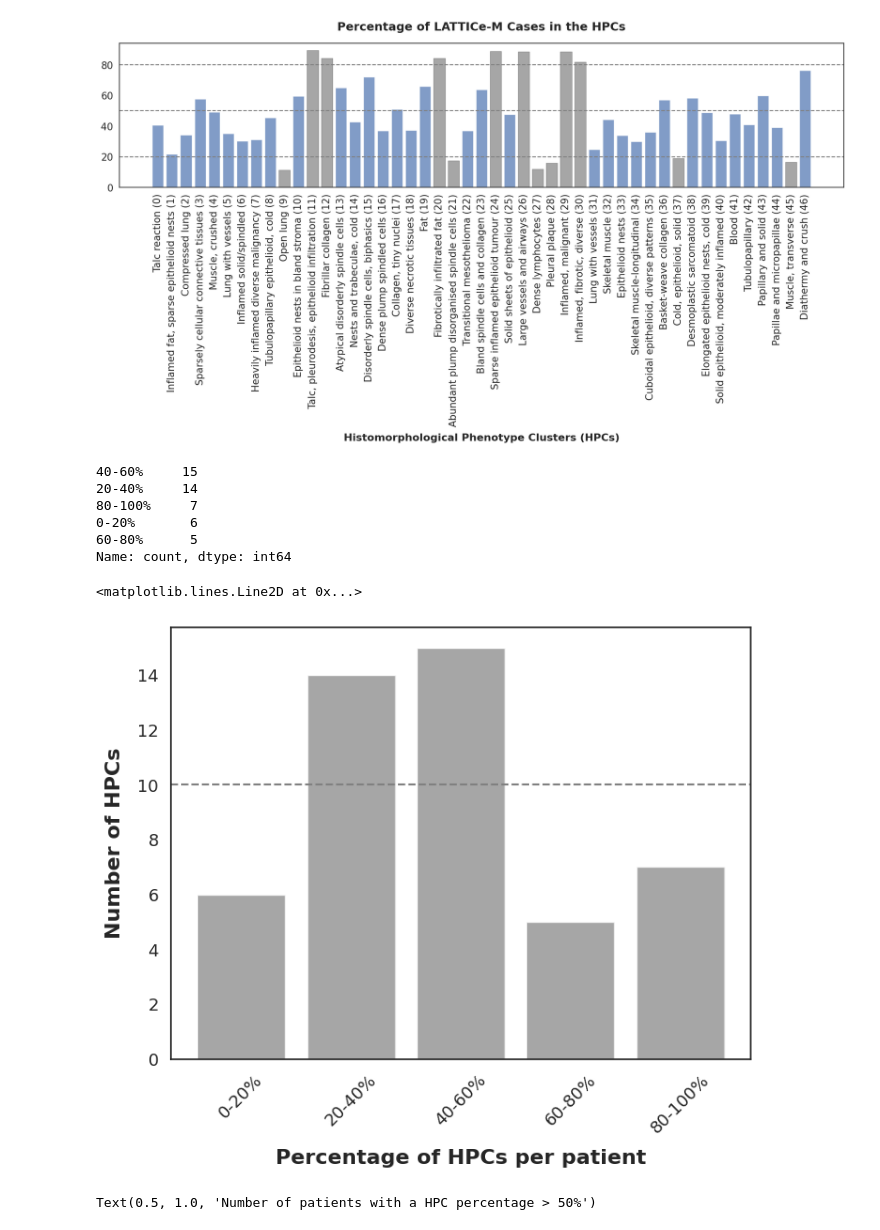
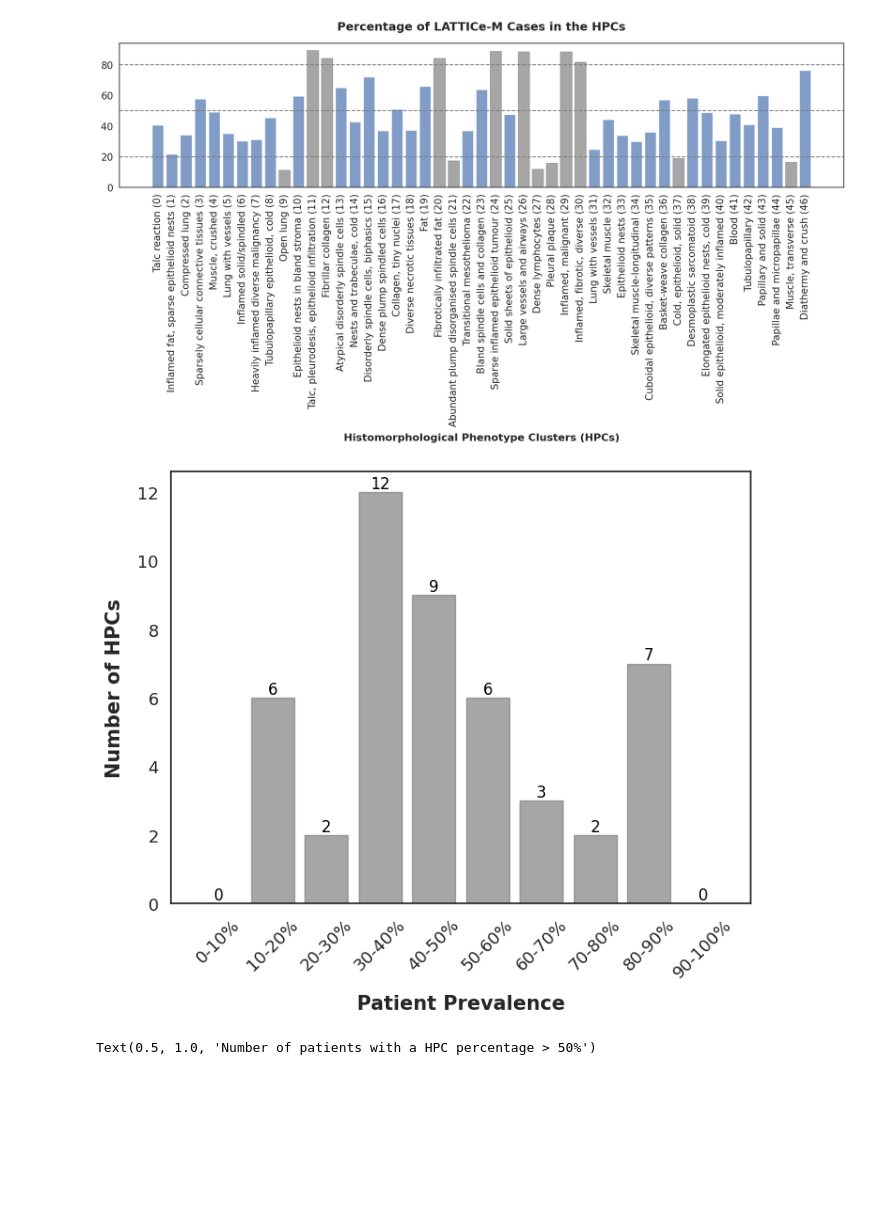
Before and after one commit to FarzanehSeyedshahi/Histomorphological-Phenotype-Learning, a Jupyter notebook: workflow/revision.ipynb, the cells around one changed output. Drawn from its saved outputs; the diff is of its cells as text; code cells hidden in the pictures; blank space fills up the shorter version.

```diff
--- a/workflow/revision.ipynb
+++ b/workflow/revision.ipynb
@@ -86,32 +113,29 @@ print(hpc_df.sum().min(), 'HPC:', hpc_df.sum().idxmin())
 435 HPC: 11
 55 HPC: 9
 [figure]
-# %%
-binned.value_counts()
-# %% [output]
-40-60%     15
-20-40%     14
-80-100%     7
-0-20%       6
-60-80%      5
-Name: count, dtype: int64
 # %%
 sns.set_theme(style="white")
 # Bin the genes based on patient percentage
-binned = pd.cut(hpc_df_percentages, bins=[0, 20, 40, 60, 80, 100], labels=['0-20%', '20-40%', '40-60%', '60-80%', '80-100%'], include_lowest=True)
+# binned = pd.cut(hpc_df_percentages, bins=[0, 20, 40, 60, 80, 100], labels=['0-20%', '20-40%', '40-60%', '60-80%', '80-100%'], include_lowest=True)
+binned = pd.cut(hpc_df_percentages, bins=[0, 10,20,30, 40,50, 60,70, 80,90, 100], labels=['0-10%', '10-20%', '20-30%', '30-40%', '40-50%', '50-60%', '60-70%', '70-80%', '80-90%', '90-100%'], include_lowest=True)
 binned_counts = binned.value_counts().sort_index()
 fig, ax = plt.subplots(figsize=(8,6))
 ax.bar(binned_counts.index, binned_counts.values, align='center', color='gray', alpha=0.7)
 plt.xticks(fontsize=13, rotation=45);
 plt.yticks(fontsize=13);
-ax.set_xlabel('Percentage of HPCs per patient', fontsize=16, fontweight='bold', labelpad=10)
+# ax.set_xlabel('Percentage of HPCs per patient', fontsize=16, fontweight='bold', labelpad=10)
+ax.set_xlabel('Patient Prevalence', fontsize=15, fontweight='bold', labelpad=10)
 # ax.set_title('Number of HPCs grouped by their percentages', fontsize=18, fontweight='bold', pad=20, loc='center')
-ax.set_ylabel('Number of HPCs', fontsize=16, fontweight='bold', labelpad=10)
-ax.axhline(10, color='gray', linestyle='--')
+ax.set_ylabel('Number of HPCs', fontsize=15, fontweight='bold', labelpad=10)
+# ax.axhline(10, color='gray', linestyle='--')
+# add the number on top of the bars
+for i, (v, bar) in enumerate(zip(binned_counts.values, ax.patches)):
+    bar.set_alpha(0.7)
+    bar.set_color('gray')
+    ax.annotate(str(v), (bar.get_x() + bar.get_width() / 2, v), ha='center', va='bottom', fontsize=12, color='black')
 # ax.set_title('Percentage of LATTICe-M Cases in the HPCs', fontsize=18, fontweight='bold', pad=20, loc='center')
 # %% [output]
-<matplotlib.lines.Line2D at 0x...>
-[figure, old version]
+[figure, new version]
 # %%
 sns.set_theme(style="white")
 fig, ax = plt.subplots(figsize=(18,4))
```
Also changed, not shown: parts of 39 cells of this notebook, 5 other files.
